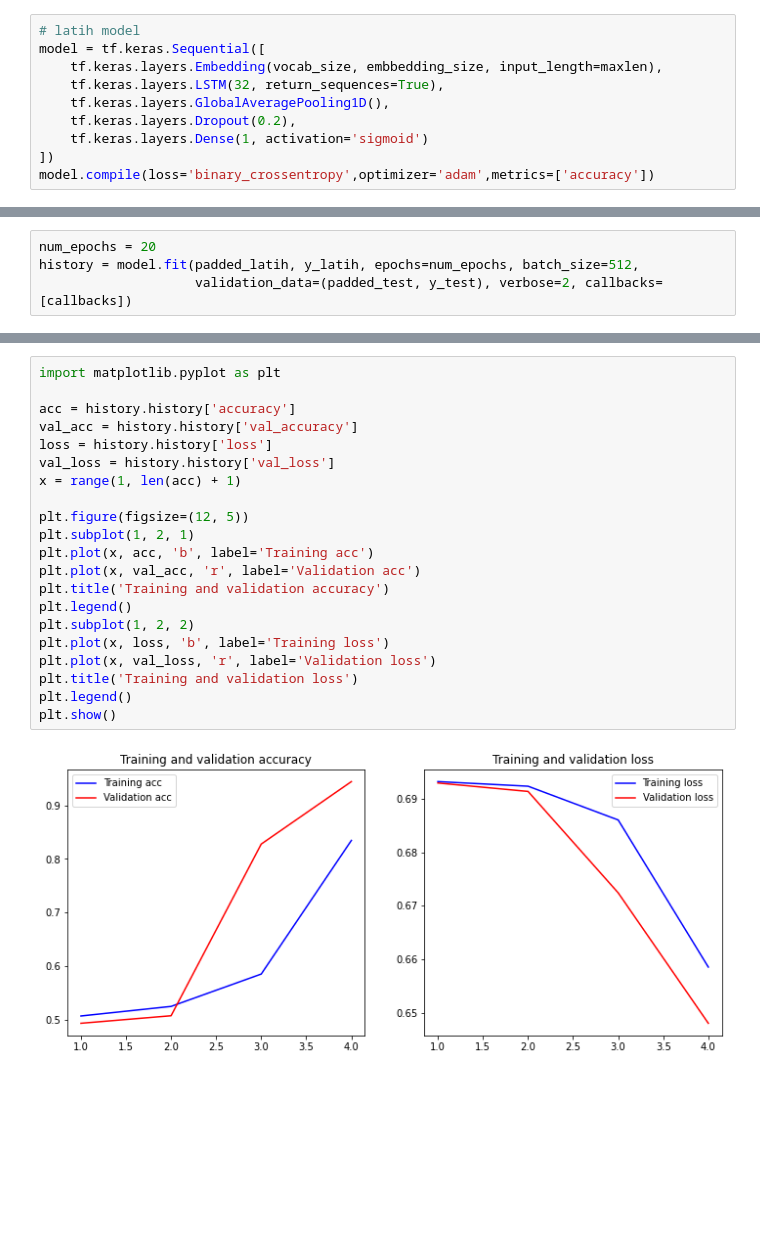
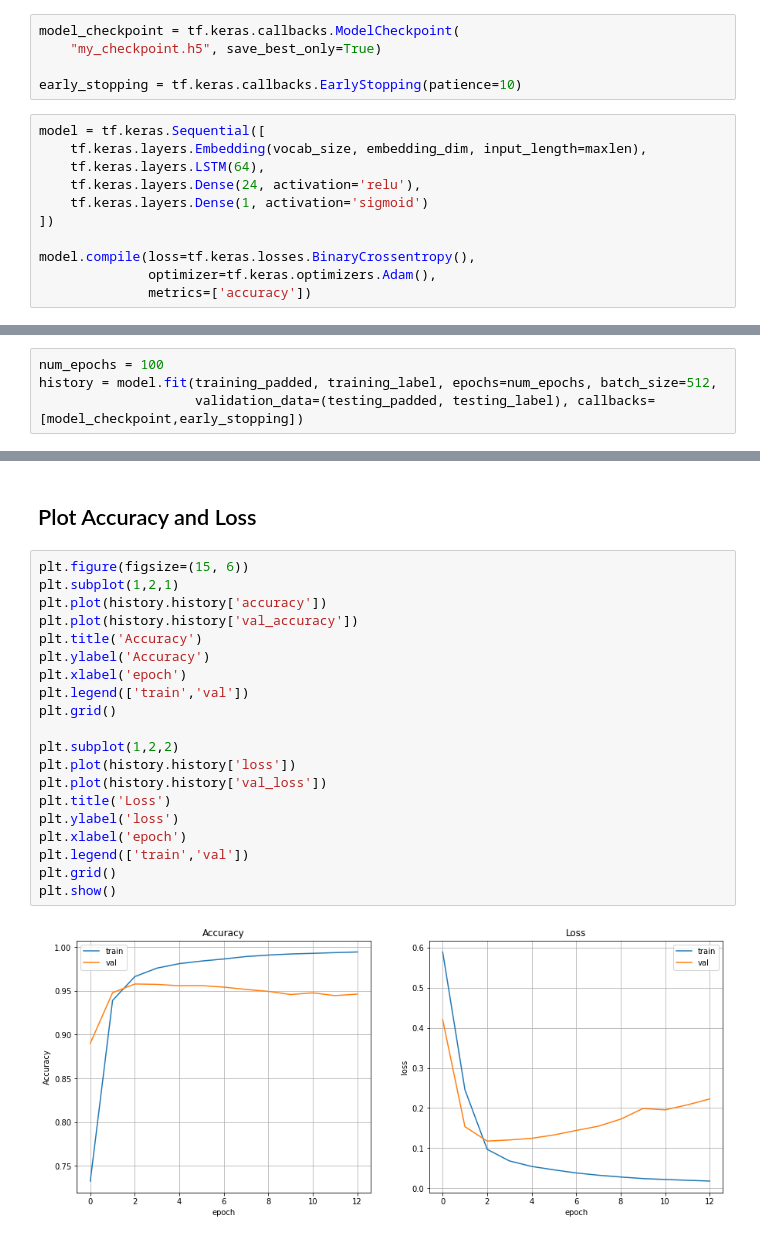
Before and after one commit to tnnz20/Dicoding-Lab, a Jupyter notebook: Machine-Learning-Path/Belajar-Pengembangan-Machine-Learning/Submission-1/NLP.ipynb, the cells around one changed output, grey strips where cells are left out. Cells and saved outputs as stored; diff of their text form; blank space fills up the shorter version.

Commit message:
rebuild: remake model with EDA

```diff
--- a/Machine-Learning-Path/Belajar-Pengembangan-Machine-Learning/Submission-1/NLP.ipynb
+++ b/Machine-Learning-Path/Belajar-Pengembangan-Machine-Learning/Submission-1/NLP.ipynb
@@ -41,10 +170,16 @@ padded_test = pad_sequences(sekuens_test, maxlen=maxlen)
+# %%
+model_checkpoint = tf.keras.callbacks.ModelCheckpoint(
+    "my_checkpoint.h5", save_best_only=True)
+
+early_stopping = tf.keras.callbacks.EarlyStopping(patience=10)
 # %%
-# latih model
 model = tf.keras.Sequential([
-    tf.keras.layers.Embedding(vocab_size, embbedding_size, input_length=maxlen),
-    tf.keras.layers.LSTM(32, return_sequences=True),
-    tf.keras.layers.GlobalAveragePooling1D(),
-    tf.keras.layers.Dropout(0.2),
+    tf.keras.layers.Embedding(vocab_size, embedding_dim, input_length=maxlen),
+    tf.keras.layers.LSTM(64),
+    tf.keras.layers.Dense(24, activation='relu'),
     tf.keras.layers.Dense(1, activation='sigmoid')
 ])
-model.compile(loss='binary_crossentropy',optimizer='adam',metrics=['accuracy'])
+
+model.compile(loss=tf.keras.losses.BinaryCrossentropy(),
+              optimizer=tf.keras.optimizers.Adam(),
+              metrics=['accuracy'])
@@ -60,5 +186,5 @@ callbacks = myCallback()
 # %%
-num_epochs = 20
-history = model.fit(padded_latih, y_latih, epochs=num_epochs, batch_size=512,
-                    validation_data=(padded_test, y_test), verbose=2, callbacks=[callbacks])
+num_epochs = 100
+history = model.fit(training_padded, training_label, epochs=num_epochs, batch_size=512,
+                    validation_data=(testing_padded, testing_label), callbacks=[model_checkpoint,early_stopping])
 # %% [output]
@@ -75,23 +208,24 @@ Akurasi telah mencapai >80%!
-# %%
-import matplotlib.pyplot as plt
-
-acc = history.history['accuracy']
-val_acc = history.history['val_accuracy']
-loss = history.history['loss']
-val_loss = history.history['val_loss']
-x = range(1, len(acc) + 1)
-
-plt.figure(figsize=(12, 5))
-plt.subplot(1, 2, 1)
-plt.plot(x, acc, 'b', label='Training acc')
-plt.plot(x, val_acc, 'r', label='Validation acc')
-plt.title('Training and validation accuracy')
-plt.legend()
-plt.subplot(1, 2, 2)
-plt.plot(x, loss, 'b', label='Training loss')
-plt.plot(x, val_loss, 'r', label='Validation loss')
-plt.title('Training and validation loss')
-plt.legend()
-plt.show()
-# %% [output]
-[figure, removed]
+# %% [markdown]
+## Plot Accuracy and Loss
+# %%
+plt.figure(figsize=(15, 6))
+plt.subplot(1,2,1)
+plt.plot(history.history['accuracy'])
+plt.plot(history.history['val_accuracy'])
+plt.title('Accuracy')
+plt.ylabel('Accuracy')
+plt.xlabel('epoch')
+plt.legend(['train','val'])
+plt.grid()
+
+plt.subplot(1,2,2)
+plt.plot(history.history['loss'])
+plt.plot(history.history['val_loss'])
+plt.title('Loss')
+plt.ylabel('loss')
+plt.xlabel('epoch')
+plt.legend(['train','val'])
+plt.grid()
+plt.show()
+# %% [output]
+[figure, added]
```
Also changed, not shown: parts of 36 cells of this notebook.
